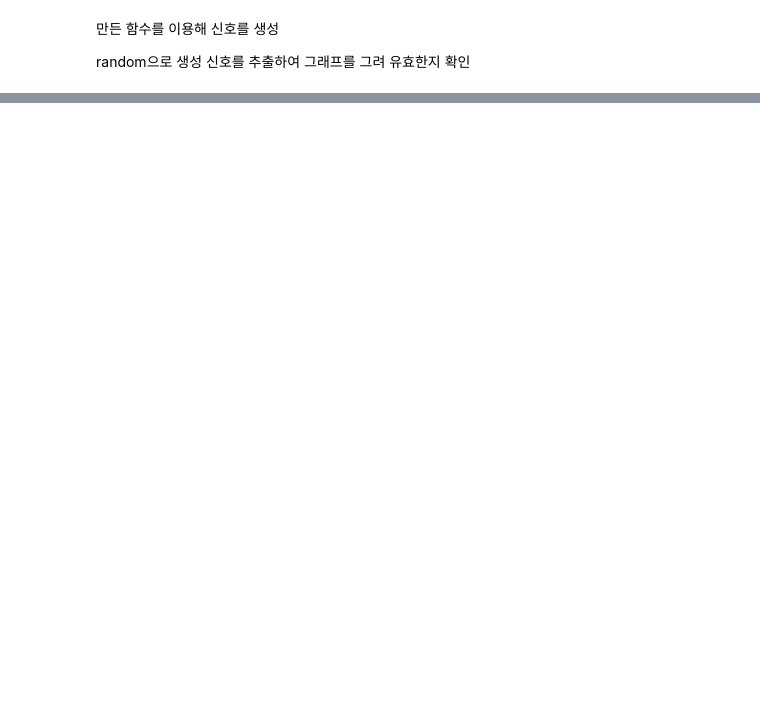
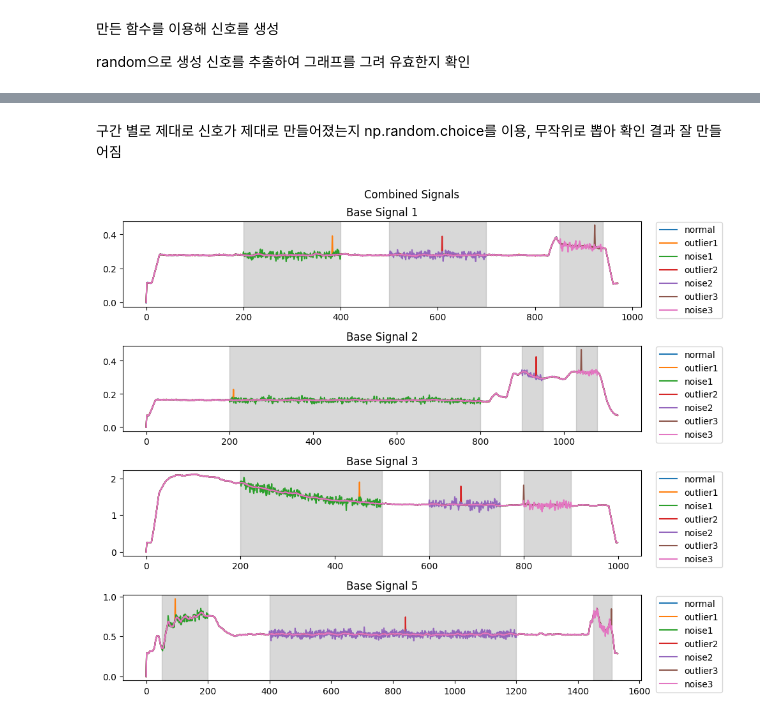
Before and after one commit to rkdeowk/STUDY, a Jupyter notebook: AI/daewon/script_target.ipynb, the cells around one changed output, grey strips where cells are left out. Drawn from its saved outputs; the diff is of its cells as text; code cells hidden in the pictures; blank space fills up the shorter version.

```diff
--- a/AI/daewon/script_target.ipynb
+++ b/AI/daewon/script_target.ipynb
@@ -280,0 +302,35 @@ data_1, data_2, data_3, data_5 이름의 csv 포맷으로 저장
+# %% [markdown]
+구간 별로 제대로 신호가 제대로 만들어졌는지 np.random.choice를 이용, 무작위로 뽑아 확인 결과 잘 만들어짐
+# %%
+def generate_indices(start, end):
+    return np.random.choice(range(start, end))
+
+plt.figure(figsize=(10, 10))
+plt.suptitle('Combined Signals')
+for i, signal_idx in enumerate(base_signal_idx, start=1):
+    signal_data = total_dict[signal_idx].iloc[:,:-2]
+    normal = signal_data.iloc[generate_indices(0, 10000)]
+    outlier1 = signal_data.iloc[generate_indices(10000, 10600)]
+    noise1 = signal_data.iloc[generate_indices(10600, 11200)]
+    outlier2 = signal_data.iloc[generate_indices(11200, 11800)]
+    noise2 = signal_data.iloc[generate_indices(11800, 12400)]
+    outlier3 = signal_data.iloc[generate_indices(12400, 13000)]
+    noise3 = signal_data.iloc[generate_indices(13000, 13600)]
+
+    plt.subplot(5, 1, i)
+    plt.title(f'Base Signal {signal_idx}')
+    plt.plot(normal, label='normal')
+    plt.plot(outlier1, label='outlier1')
+    plt.plot(noise1, label='noise1')
+    plt.plot(outlier2, label='outlier2')
+    plt.plot(noise2, label='noise2')
+    plt.plot(outlier3, label='outlier3')
+    plt.plot(noise3, label='noise3')
+    for idx in base_signal_section[signal_idx]:
+        plt.axvspan(xmin=idx[0], xmax=idx[1], color='gray', alpha=0.3)
+
+    plt.legend(bbox_to_anchor=(1.02, 1.04), loc='upper left')
+plt.tight_layout()
+plt.show()
+# %% [output]
+[figure, added]
```
Also changed, not shown: parts of 56 cells of this notebook.
